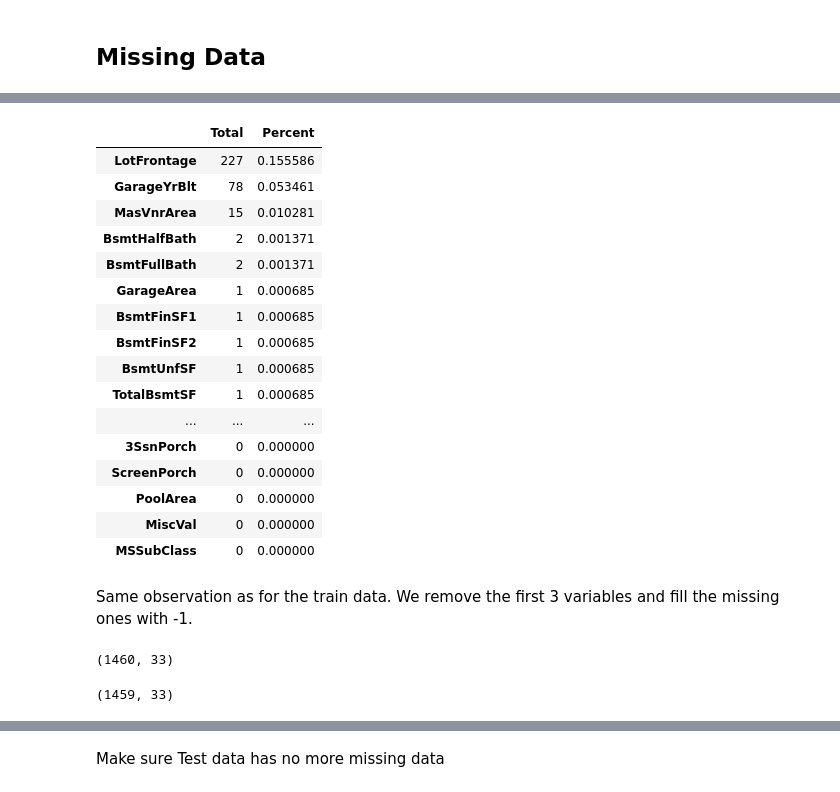
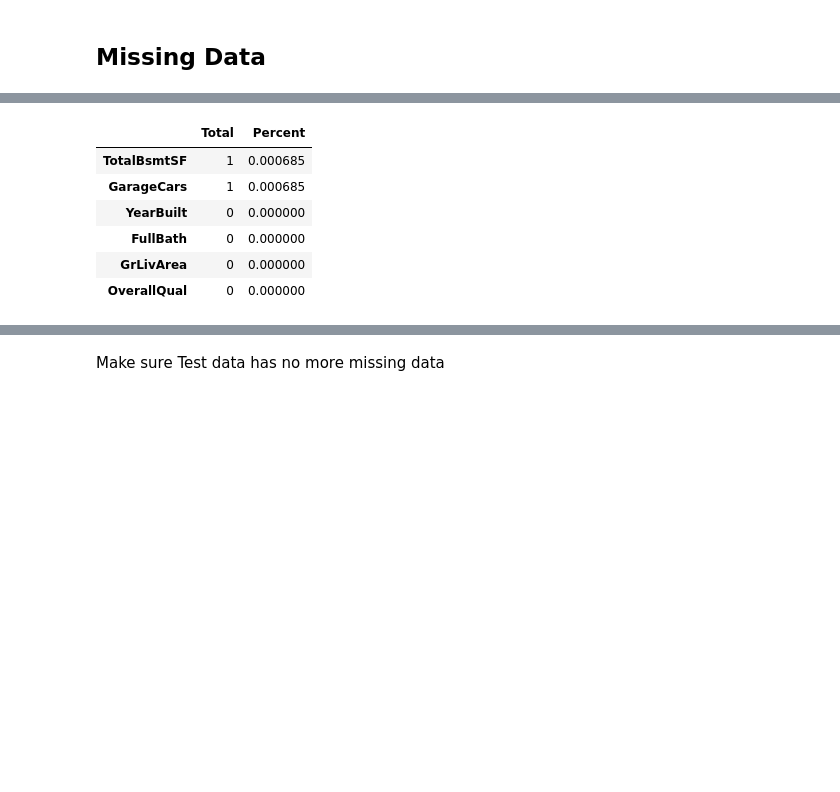
Before and after one commit to maviator/Kaggle_home_price_prediction, a Jupyter notebook: Script/kaggle_home_price_prediction.ipynb, the cells around one changed output, grey strips where cells are left out. Saved outputs shown, nothing was run; the diff lists cells and outputs as text; code cells hidden in the pictures; blank space fills up the shorter version.

```diff
--- a/Script/kaggle_home_price_prediction.ipynb
+++ b/Script/kaggle_home_price_prediction.ipynb
@@ -134,0 +112,8 @@ test_numerical.head()
+# %%
+col = ['OverallQual', 'GrLivArea', 'GarageCars', 'TotalBsmtSF',
+       'FullBath', 'YearBuilt'
+      ]
+# %%
+train_selected = train[col]
+test_selected = test[col]
+print train_selected.shape, test_selected.shape
@@ -163,26 +138,14 @@ We remove the following variables ('LotFrontage', 'GarageYrBlt' and 'MasVnrArea'
 # %%
-#missing data in test data
-total = test_numerical.isnull().sum().sort_values(ascending=False)
-percent = (test_numerical.isnull().sum()/test_numerical.isnull().count()).sort_values(ascending=False)
+#missing data in test_selected data
+total = test_selected.isnull().sum().sort_values(ascending=False)
+percent = (test_selected.isnull().sum()/test_selected.isnull().count()).sort_values(ascending=False)
 missing_data = pd.concat([total, percent], axis=1, keys=['Total', 'Percent'])
-missing_data.head(36)
+missing_data.head(6)
 # %% [output]
 |  | Total | Percent |
-| LotFrontage | 227 | 0.155586 |
-| GarageYrBlt | 78 | 0.053461 |
-| MasVnrArea | 15 | 0.010281 |
-| BsmtHalfBath | 2 | 0.001371 |
-| BsmtFullBath | 2 | 0.001371 |
-| GarageArea | 1 | 0.000685 |
-| BsmtFinSF1 | 1 | 0.000685 |
-| BsmtFinSF2 | 1 | 0.000685 |
-| BsmtUnfSF | 1 | 0.000685 |
 | TotalBsmtSF | 1 | 0.000685 |
-| ... | ... | ... |
-| 3SsnPorch | 0 | 0.000000 |
-| ScreenPorch | 0 | 0.000000 |
-| PoolArea | 0 | 0.000000 |
-| MiscVal | 0 | 0.000000 |
-| MSSubClass | 0 | 0.000000 |
+| GarageCars | 1 | 0.000685 |
+| YearBuilt | 0 | 0.000000 |
+| FullBath | 0 | 0.000000 |
+| GrLivArea | 0 | 0.000000 |
+| OverallQual | 0 | 0.000000 |
-# %% [markdown]
-Same observation as for the train data. We remove the first 3 variables and fill the missing ones with -1.
@@ -200,10 +151,0 @@ col_updated = ['MSSubClass', 'LotArea', 'OverallQual',
-# %%
-train_numerical = train[col_updated]
-train_numerical.shape
-# %% [output]
-(1460, 33)
-# %%
-test_numerical = test[col_updated]
-test_numerical.shape
-# %% [output]
-(1459, 33)
```
Also changed, not shown: parts of 30 cells of this notebook.
